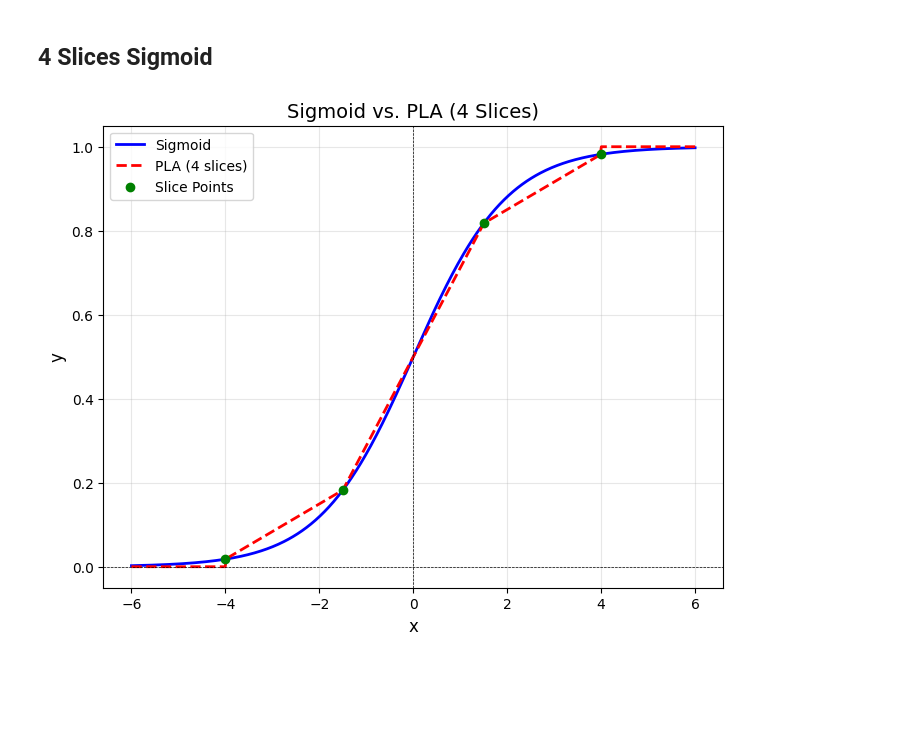
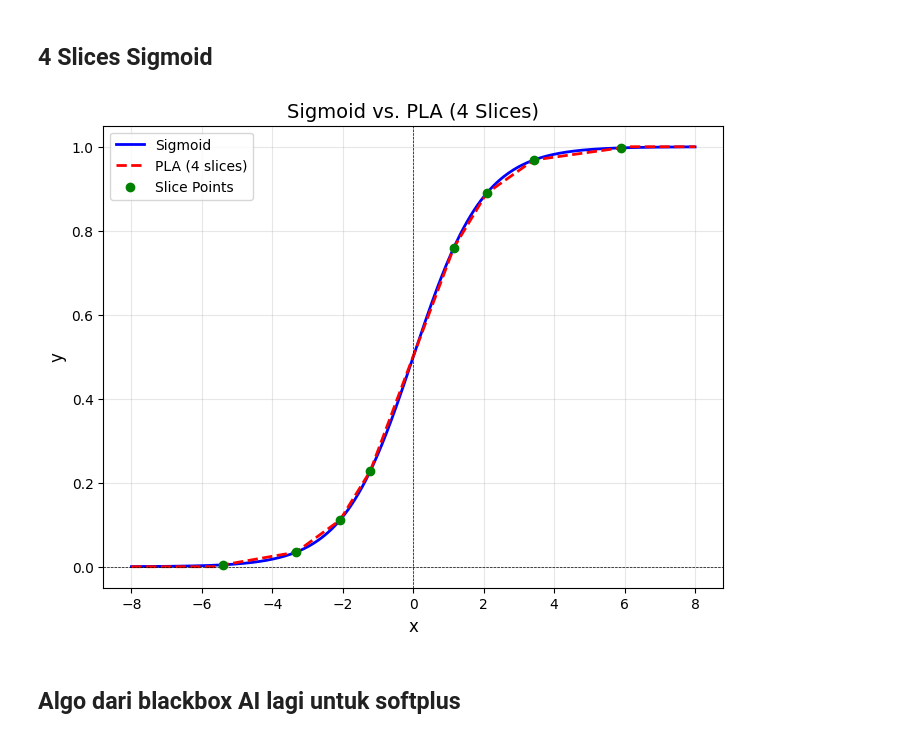
Before and after one commit to iniahmad/ganyang_okinawa, a Jupyter notebook: model_py/find_opt_x.ipynb, the cells around one changed output. Cells and saved outputs as stored; diff of their text form; code cells hidden in the pictures; blank space fills up the shorter version.

Commit message:
nambahin algo optimasi untuk softplus

```diff
--- a/model_py/find_opt_x.ipynb
+++ b/model_py/find_opt_x.ipynb
@@ -158,7 +158,7 @@ def sigmoid(x):
     return 1 / (1 + np.exp(-x))
 
 # Titik slice
-x_slices = [-4, -1.5, 1.5, 4]
+x_slices = [-5.38877024, -3.32532059, -2.08119971, -1.21932566,  1.14919065,  2.08101323, 3.42018134,  5.8904377 ]
 
 # Hitung gradien dan intersep untuk setiap slice
 m_values = []
@@ -173,31 +173,33 @@ for i in range(len(x_slices) - 1):
     b_values.append(b)
 
 # Fungsi PLA berdasarkan slice
 def pla_sigmoid(x):
     for i in range(len(x_slices) - 1):
         if x_slices[i] <= x <= x_slices[i + 1]:
             return m_values[i] * x + b_values[i]
     return 0 if x < x_slices[0] else 1
 
 # Generate data untuk plot
 x = np.linspace(-8, 8, 500)
 y_sigmoid = sigmoid(x)
 y_pla = np.array([pla_sigmoid(xi) for xi in x])
 
 # Plot fungsi sigmoid asli dan PLA
 plt.figure(figsize=(8, 6))
 plt.plot(x, y_sigmoid, label="Sigmoid", color="blue", linewidth=2)
 plt.plot(x, y_pla, label="PLA (4 slices)", color="red", linestyle="--", linewidth=2)
 plt.scatter(x_slices, sigmoid(np.array(x_slices)), color="green", zorder=5, label="Slice Points")
 
 # Tambahkan detail plot
 plt.title("Sigmoid vs. PLA (4 Slices)", fontsize=14)
 plt.xlabel("x", fontsize=12)
 plt.ylabel("y", fontsize=12)
 plt.axhline(0, color="black", linewidth=0.5, linestyle="--")
 plt.axvline(0, color="black", linewidth=0.5, linestyle="--")
 plt.legend(fontsize=10)
 plt.grid(alpha=0.3)
 plt.show()
 # %% [output]
-[figure, old version]
+[figure, new version]
+# %% [markdown]
+## Algo dari blackbox AI lagi untuk softplus
```
Also changed, not shown: parts of 1 cell of this notebook.
